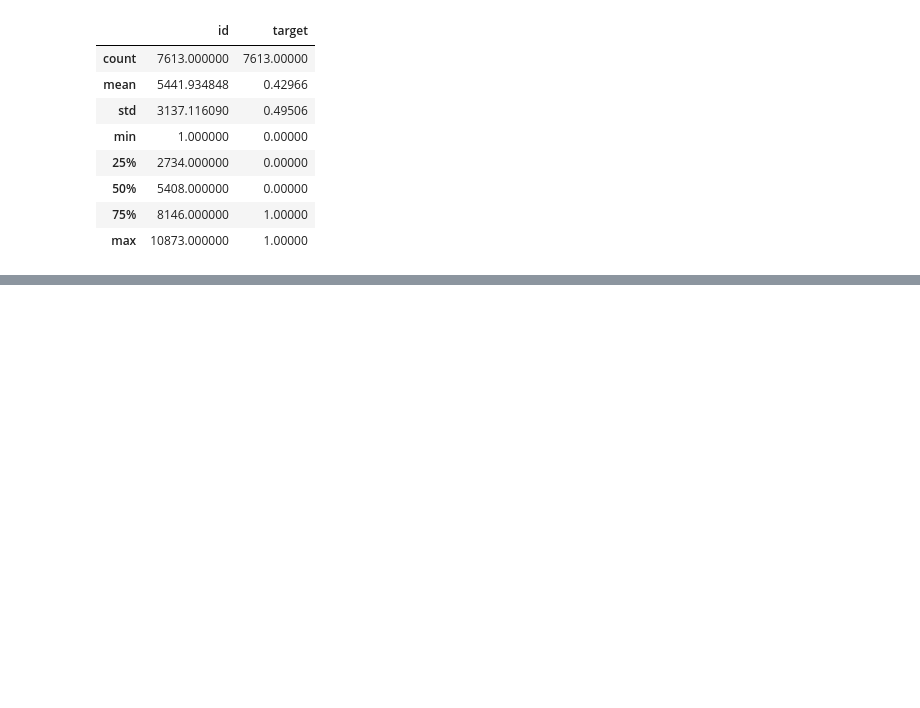
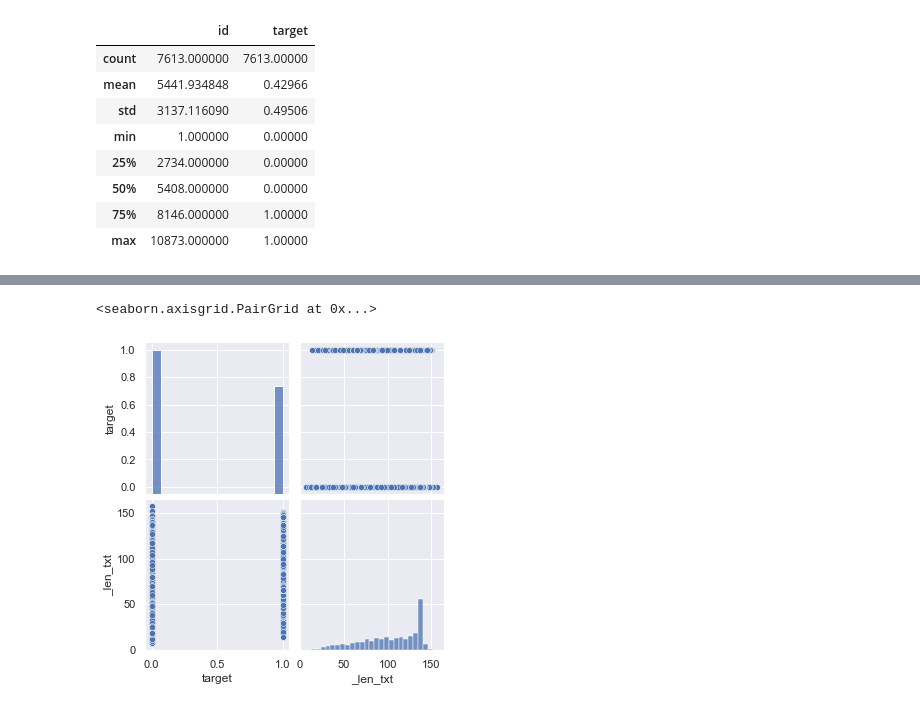
Before and after one commit to RomSlom/P6-DS-OC, a Jupyter notebook: TP du Cours/Tp_du_Cours.ipynb, the cells around one changed output, grey strips where cells are left out. Saved outputs shown, nothing was run; the diff lists cells and outputs as text; code cells hidden in the pictures; blank space fills up the shorter version.

```diff
--- a/TP du Cours/Tp_du_Cours.ipynb
+++ b/TP du Cours/Tp_du_Cours.ipynb
@@ -213,0 +292,5 @@ data1.describe(include='object')
+# %%
+sns.pairplot(data1)
+# %% [output]
+<seaborn.axisgrid.PairGrid at 0x...>
+[figure, added]
```
Also changed, not shown: parts of 26 cells of this notebook, 3 other files.
